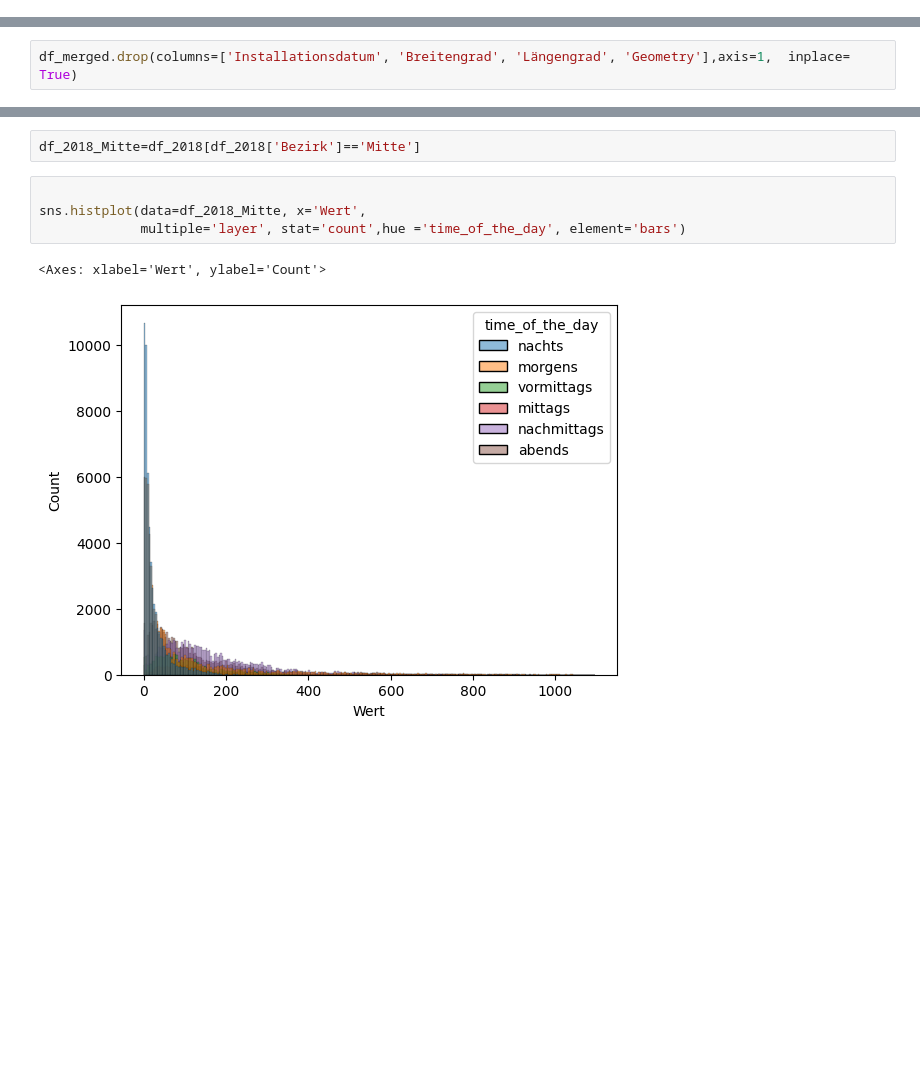
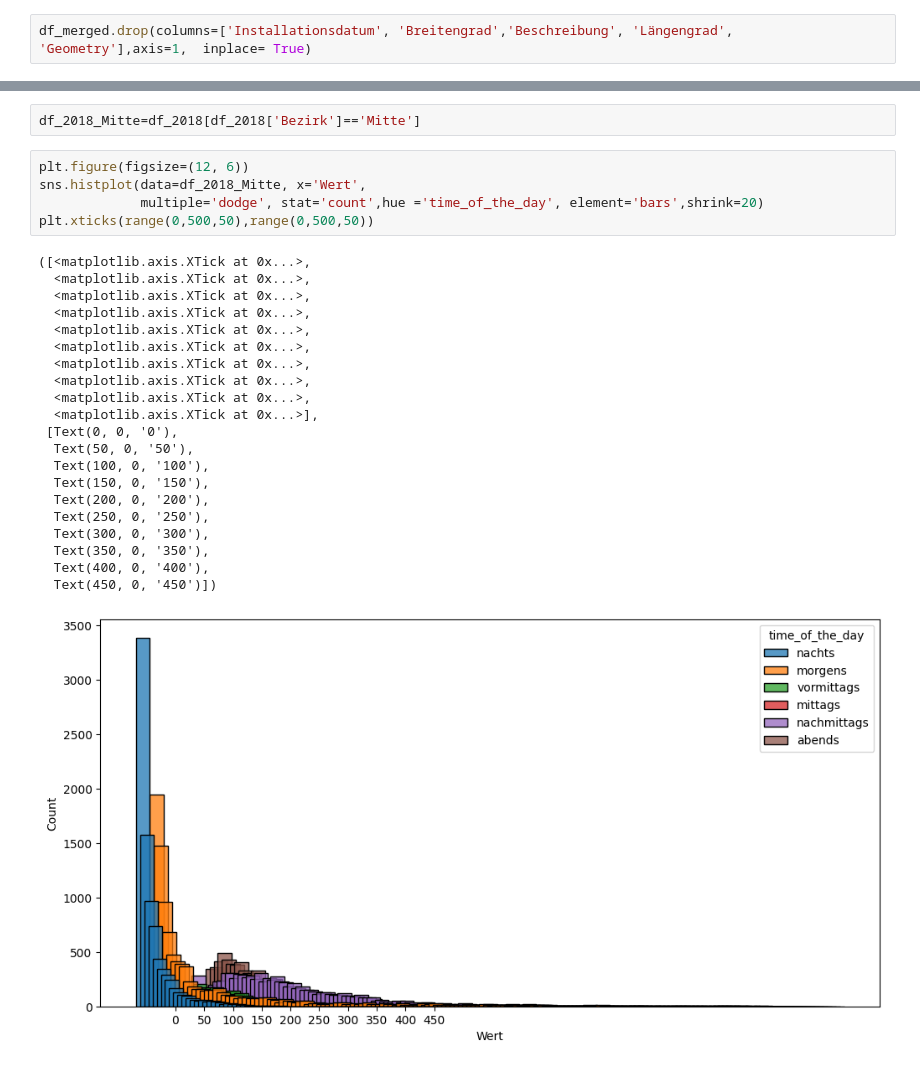
Before and after one commit to imenbarrak/Verkehrsprojekt, a Jupyter notebook: notebooks/data_visualisation_Fahrrad.ipynb, the cells around one changed output, grey strips where cells are left out. Cells and saved outputs as stored; diff of their text form; blank space fills up the shorter version.

Commit message:
code improvement, add visualisation

```diff
--- a/notebooks/data_visualisation_Fahrrad.ipynb
+++ b/notebooks/data_visualisation_Fahrrad.ipynb
@@ -72,0 +67,2 @@ df_merged.head()
+# %%
+df_merged.drop(columns=['Installationsdatum', 'Breitengrad','Beschreibung', 'Längengrad', 'Geometry'],axis=1,  inplace= True)
@@ -80,3 +91 @@ Index(['Zählstelle', 'Bezirk', 'Beschreibung', 'Installationsdatum',
       dtype='object')
-# %%
-df_merged.drop(columns=['Installationsdatum', 'Breitengrad', 'Längengrad', 'Geometry'],axis=1,  inplace= True)
@@ -121,11 +147,31 @@ plt.show()
 # %%
 df_2018_Mitte=df_2018[df_2018['Bezirk']=='Mitte']
 # %%
-
+plt.figure(figsize=(12, 6))
 sns.histplot(data=df_2018_Mitte, x='Wert',
-             multiple='layer', stat='count',hue ='time_of_the_day', element='bars')
+             multiple='dodge', stat='count',hue ='time_of_the_day', element='bars',shrink=20)
+plt.xticks(range(0,500,50),range(0,500,50))
 # %% [output]
-<Axes: xlabel='Wert', ylabel='Count'>
+([<matplotlib.axis.XTick at 0x...>,
+  <matplotlib.axis.XTick at 0x...>,
+  <matplotlib.axis.XTick at 0x...>,
+  <matplotlib.axis.XTick at 0x...>,
+  <matplotlib.axis.XTick at 0x...>,
+  <matplotlib.axis.XTick at 0x...>,
+  <matplotlib.axis.XTick at 0x...>,
+  <matplotlib.axis.XTick at 0x...>,
+  <matplotlib.axis.XTick at 0x...>,
+  <matplotlib.axis.XTick at 0x...>],
+ [Text(0, 0, '0'),
+  Text(50, 0, '50'),
+  Text(100, 0, '100'),
+  Text(150, 0, '150'),
+  Text(200, 0, '200'),
+  Text(250, 0, '250'),
+  Text(300, 0, '300'),
+  Text(350, 0, '350'),
+  Text(400, 0, '400'),
+  Text(450, 0, '450')])
-[figure, old version]
+[figure, new version]
 # %%
 plt.plot(df_2018['TimeID'],df_2018['Wert'])
```
Also changed, not shown: parts of 25 cells of this notebook, 7 other files.
